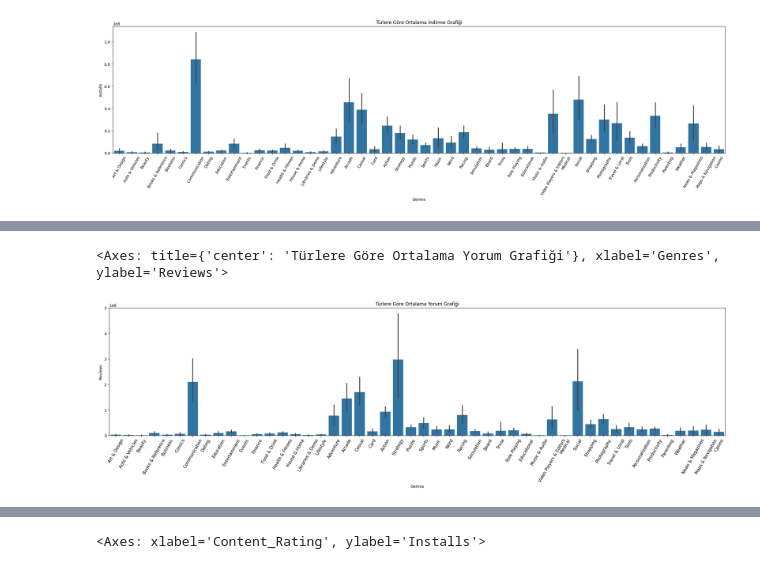
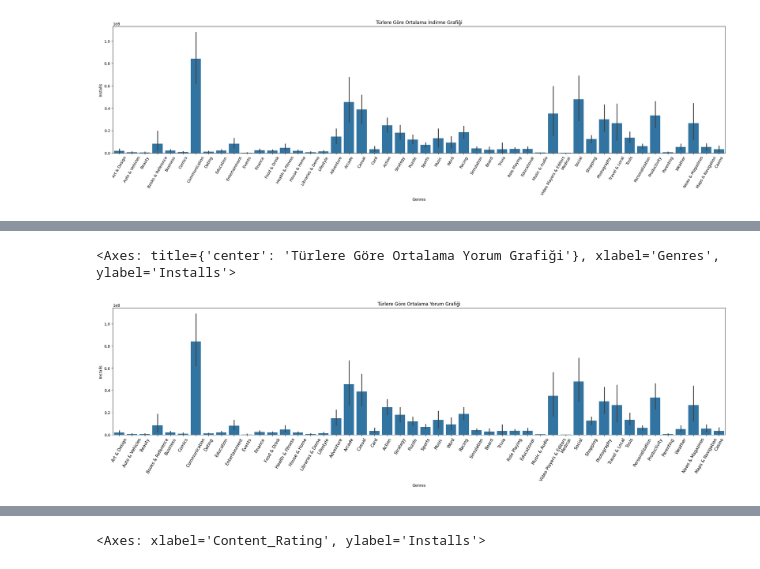
Before and after one commit to Melfo03/Google_Play_Store-Analysis-Project, a Jupyter notebook: exploratory_data_analysis .ipynb, the cells around one changed output, grey strips where cells are left out. Cells and saved outputs as stored; diff of their text form; code cells hidden in the pictures.

```diff
--- a/exploratory_data_analysis .ipynb
+++ b/exploratory_data_analysis .ipynb
@@ -86,8 +392,8 @@ plt.yscale("log")
 # %%
 plt.figure(figsize=(len(df['Genres'].unique()) * 0.6, 6)) #Communication değişkeni ortalam olarak en çok indirilen tür
 plt.xticks(rotation=60,fontsize=11)
 plt.title("Türlere Göre Ortalama Yorum Grafiği")
-sns.barplot(x="Genres",y="Reviews",data=df)
+sns.barplot(x="Genres",y="Installs",data=df)
 # %% [output]
-<Axes: title={'center': 'Türlere Göre Ortalama Yorum Grafiği'}, xlabel='Genres', ylabel='Reviews'>
+<Axes: title={'center': 'Türlere Göre Ortalama Yorum Grafiği'}, xlabel='Genres', ylabel='Installs'>
-[figure, old version]
+[figure, new version]
```
Also changed, not shown: parts of 26 cells of this notebook.
